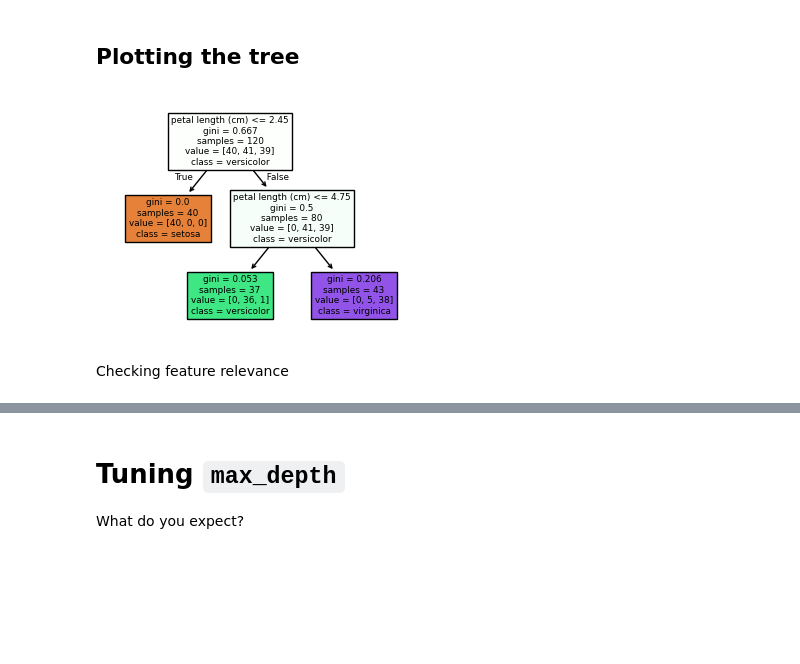
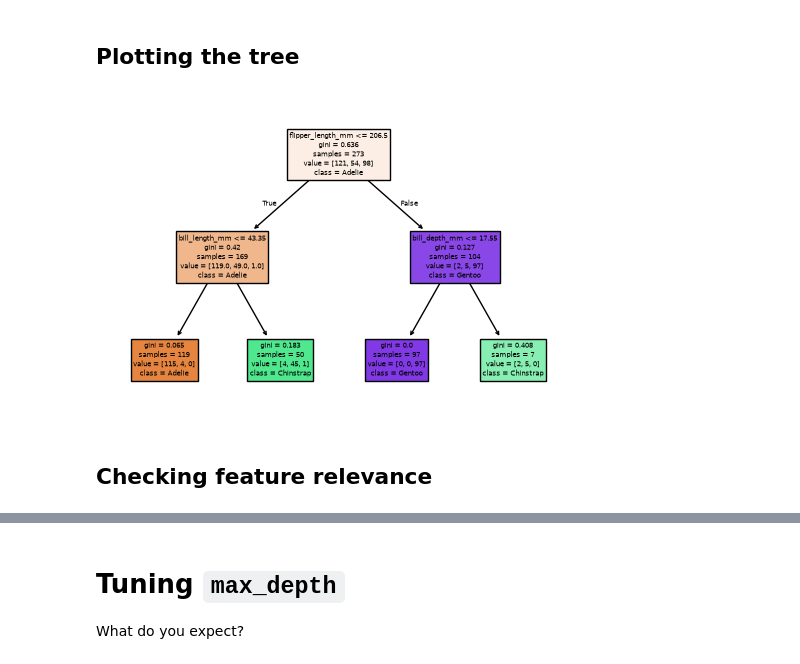
Before and after one commit to w4bo/AA2627-unibo-mldm, a Jupyter notebook: slides/lab-10-modeling.ipynb, the cells around one changed output, grey strips where cells are left out. Drawn from its saved outputs; the diff is of its cells as text; code cells hidden in the pictures; blank space fills up the shorter version.

Commit message:
fix: switch to penguin dataset

```diff
--- a/slides/lab-10-modeling.ipynb
+++ b/slides/lab-10-modeling.ipynb
@@ -77,2 +64,27 @@ X_train, X_test, y_train, y_test = train_test_split(
 # %% [markdown]
 # Let's train some machine learning models
+# %%
+penguins = pd.read_csv(find_dataset("penguins.csv"))
+
+feature_names = ["bill_length_mm", "bill_depth_mm", "flipper_length_mm", "body_mass_g"]
+target_categories = ["Adelie", "Chinstrap", "Gentoo"]
+
+df = penguins.dropna(subset=feature_names + ["species"]).copy()
+df["species"] = pd.Categorical(df["species"], categories=target_categories, ordered=True)
+df["species_code"] = df["species"].cat.codes
+
+target_names = target_categories
+X = df[feature_names]
+y = df["species_code"]
+seed = 42
+test_size = 0.2
+cv = StratifiedKFold(n_splits=5, shuffle=True, random_state=seed)
+X_train, X_test, y_train, y_test = train_test_split(
+    X,
+    y,
+    test_size=test_size,
+    random_state=seed,
+    stratify=y,
+)
+
+df.head()
@@ -105,12 +134,12 @@ accuracy_score(y_test, y_pred)  # Evaluate the model (on the test set)
 ## Plotting the tree
 # %%
 from sklearn.tree import plot_tree
-plt.figure(figsize=(4, 3))
-plot_tree(clf, feature_names=df.columns, class_names=['setosa', 'versicolor', 'virginica'], filled=True);
+plt.figure(figsize=(6, 4))
+plot_tree(clf, feature_names=X.columns, class_names=target_names, filled=True);
 # %% [output]
-[figure, old version]
+[figure, new version]
 # %% [markdown]
-Checking feature relevance
+## Checking feature relevance
 # %%
 feature_importance_df = pd.DataFrame({'Feature': X.columns, 'Importance': clf.feature_importances_})  # Create a DataFrame to display feature importance
 feature_importance_df = feature_importance_df.sort_values(['Importance', 'Feature'], ascending=[False, True])  # Sort the DataFrame by importance in descending order
```
Also changed, not shown: parts of 54 cells of this notebook, 6 other files.
